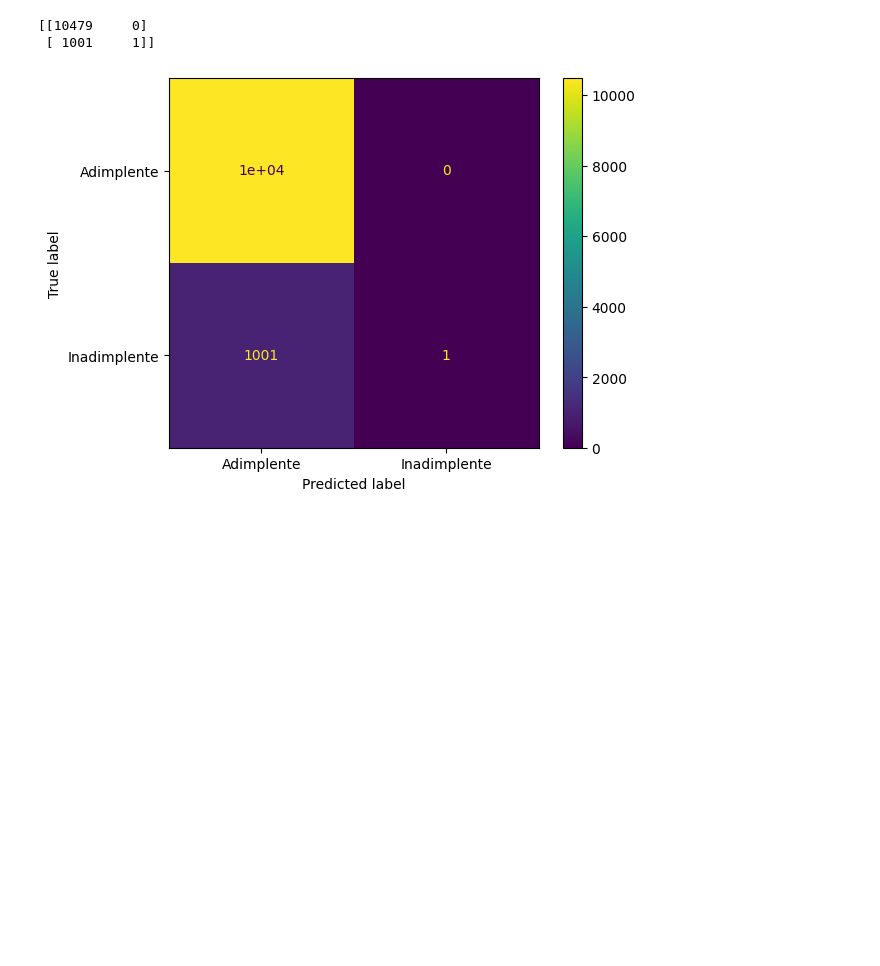
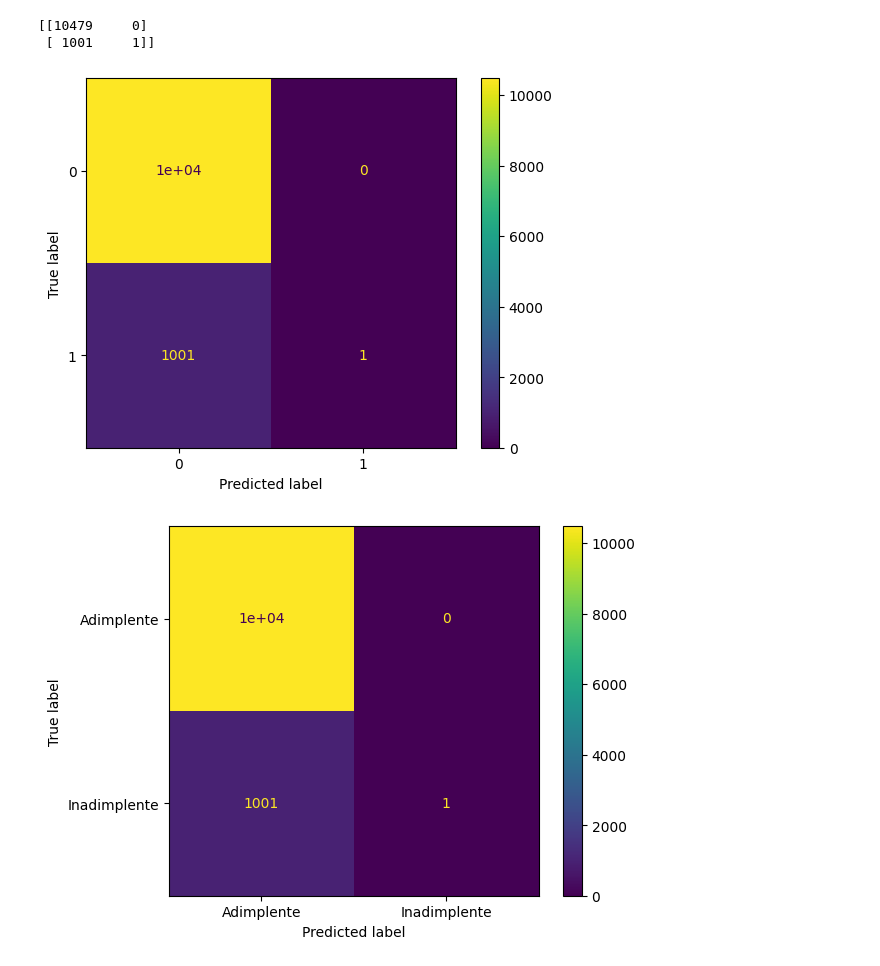
Before and after one commit to JhowSantiago/Classificao-validacao-de-modelos-e-metricas-de-avaliacao, a Jupyter notebook: Classificação_Validacao_e_metricas.ipynb, the cells around one changed output. Saved outputs shown, nothing was run; the diff lists cells and outputs as text; code cells hidden in the pictures; blank space fills up the shorter version.

```diff
--- a/Classificação_Validacao_e_metricas.ipynb
+++ b/Classificação_Validacao_e_metricas.ipynb
@@ -181,6 +181,11 @@ print(matriz_confusao)
 # %% [output]
 [[10479     0]
  [ 1001     1]]
+# %%
+visualizacao = ConfusionMatrixDisplay(confusion_matrix = matriz_confusao)
+visualizacao.plot();
+# %% [output]
+[figure, added]
 # %%
 visualizacao = ConfusionMatrixDisplay(confusion_matrix = matriz_confusao, display_labels=['Adimplente', 'Inadimplente'])
 visualizacao.plot();
```
Also changed, not shown: parts of 32 cells of this notebook, 1 other file.
